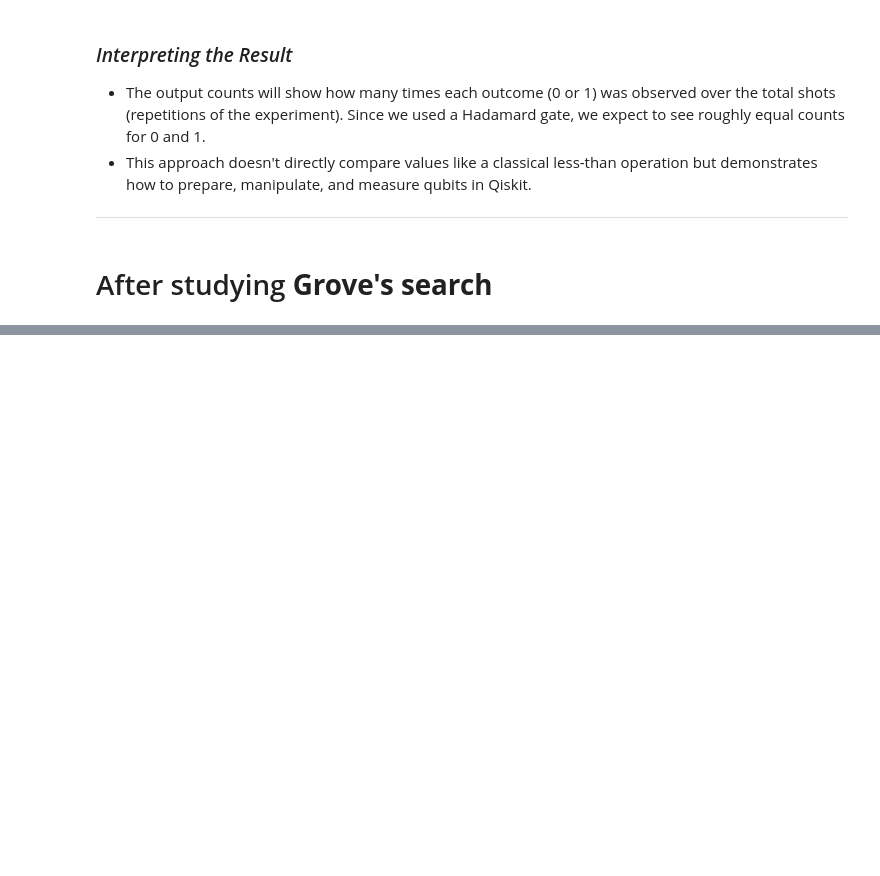
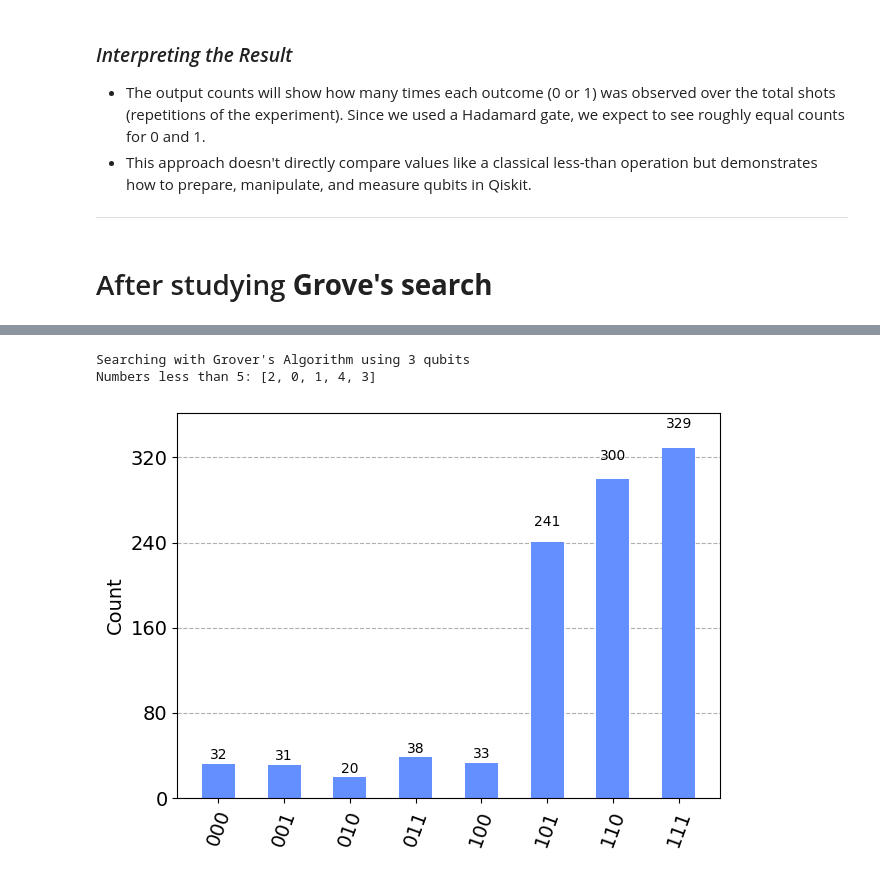
Before and after one commit to JosefinaCresta/QOSFMentorship-JosefinaCresta-Cohort9ScreeningTasks, a Jupyter notebook: notebooks/Task1.ipynb, the cells around one changed output, grey strips where cells are left out. Drawn from its saved outputs; the diff is of its cells as text; code cells hidden in the pictures; blank space fills up the shorter version.

```diff
--- a/notebooks/Task1.ipynb
+++ b/notebooks/Task1.ipynb
@@ -66,0 +285,11 @@ plot_histogram(counts)
+# %%
+# General example
+k = 5
+list_n = [3, 4, 5, 6, 7, 2, 1, 0]
+found_numbersB, histogramB, num_qubits_usedB = less_than_k_qc(k, list_n)
+histogramB.savefig(f"histogram_k{k}.png")  # Save the histogram to a file
+display(histogramB) # Show the histogram here
+# %% [output]
+Searching with Grover's Algorithm using 3 qubits
+Numbers less than 5: [2, 0, 1, 4, 3]
+[figure, added]
```
Also changed, not shown: parts of 39 cells of this notebook, 6 other files.
